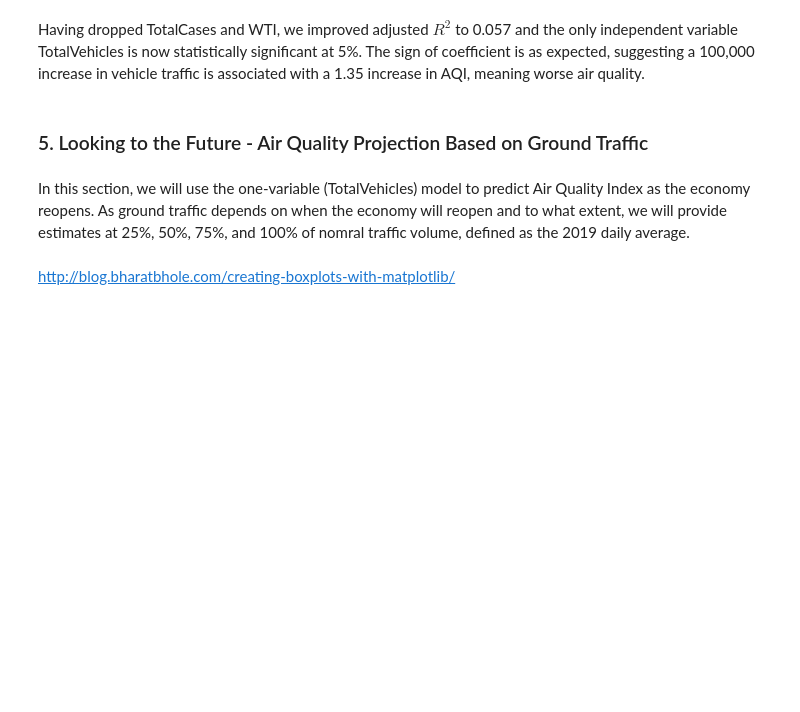
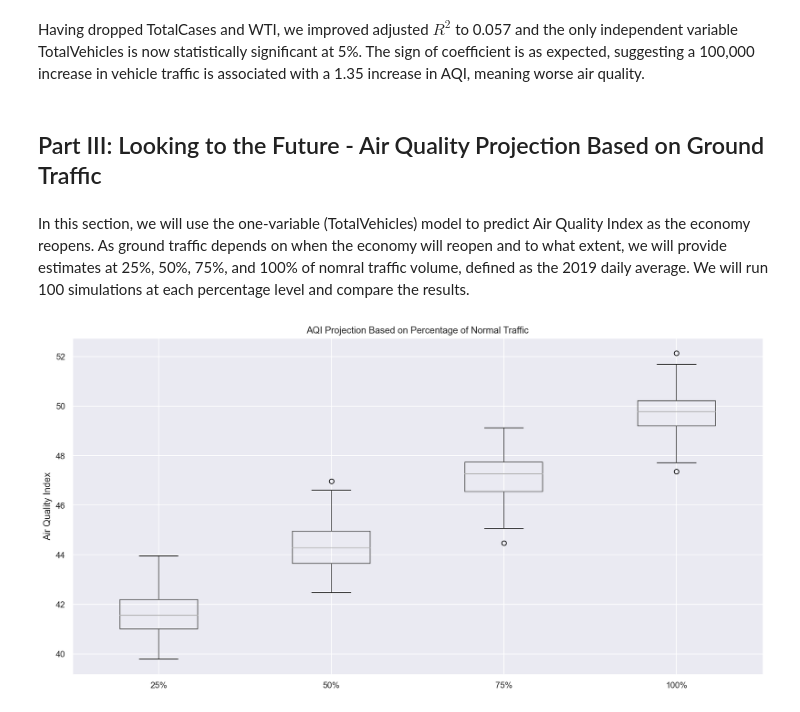
Before and after one commit to tianrunw/big-data-air-pollution, a Jupyter notebook: project/covid19_air_pollution.ipynb, the cells around one changed output. Drawn from its saved outputs; the diff is of its cells as text; code cells hidden in the pictures; blank space fills up the shorter version.

```diff
--- a/project/covid19_air_pollution.ipynb
+++ b/project/covid19_air_pollution.ipynb
@@ -506,8 +512,35 @@ rg.summary().tables[1]
 # %% [markdown]
 Having dropped TotalCases and WTI, we improved adjusted $R^2$ to 0.057 and the only independent variable TotalVehicles is now statistically significant at 5%. The sign of coefficient is as expected, suggesting a 100,000 increase in vehicle traffic is associated with a 1.35 increase in AQI, meaning worse air quality.
 # %% [markdown]
-### 5. Looking to the Future - Air Quality Projection Based on Ground Traffic
+## Part III: Looking to the Future - Air Quality Projection Based on Ground Traffic
 # %% [markdown]
-In this section, we will use the one-variable (TotalVehicles) model to predict Air Quality Index as the economy reopens. As ground traffic depends on when the economy will reopen and to what extent, we will provide estimates at 25%, 50%, 75%, and 100% of nomral traffic volume, defined as the 2019 daily average.
+In this section, we will use the one-variable (TotalVehicles) model to predict Air Quality Index as the economy reopens. As ground traffic depends on when the economy will reopen and to what extent, we will provide estimates at 25%, 50%, 75%, and 100% of nomral traffic volume, defined as the 2019 daily average. We will run 100 simulations at each percentage level and compare the results.
-# %% [markdown]
-http://blog.bharatbhole.com/creating-boxplots-with-matplotlib/
+# %%
+# 2019 daily traffic volume
+vehicles19 = mta_daily[mta_daily.index < '2020-01-01']['TotalVehicles']
+
+# four groups of simulations based on percentage normal traffic
+traffic25 = np.random.normal(vehicles19.mean() * 0.25, vehicles19.std(), 100)
+traffic50 = np.random.normal(vehicles19.mean() * 0.50, vehicles19.std(), 100)
+traffic75 = np.random.normal(vehicles19.mean() * 0.75, vehicles19.std(), 100)
+traffic100 = np.random.normal(vehicles19.mean(), vehicles19.std(), 100)
+
+# add constants to each series of traffic volume
+X25 = stm.add_constant(traffic25)
+X50 = stm.add_constant(traffic50)
+X75 = stm.add_constant(traffic75)
+X100 = stm.add_constant(traffic100)
+
+# projections using AQI = c + b*TotalVehicles + e
+Y25 = rg.predict(X25)
+Y50 = rg.predict(X50)
+Y75 = rg.predict(X75)
+Y100 = rg.predict(X100)
+df_out = pd.DataFrame({'25%':Y25, '50%':Y50, '75%':Y75, '100%':Y100})
+# %%
+# box-and-whisker plot of each projected distributions of AQI
+ax = df_out.boxplot(figsize=(16, 8))
+_ = ax.set_ylabel('Air Quality Index')
+_ = ax.set_title('AQI Projection Based on Percentage of Normal Traffic')
+# %% [output]
+[figure, added]
```
Also changed, not shown: parts of 15 cells of this notebook.
